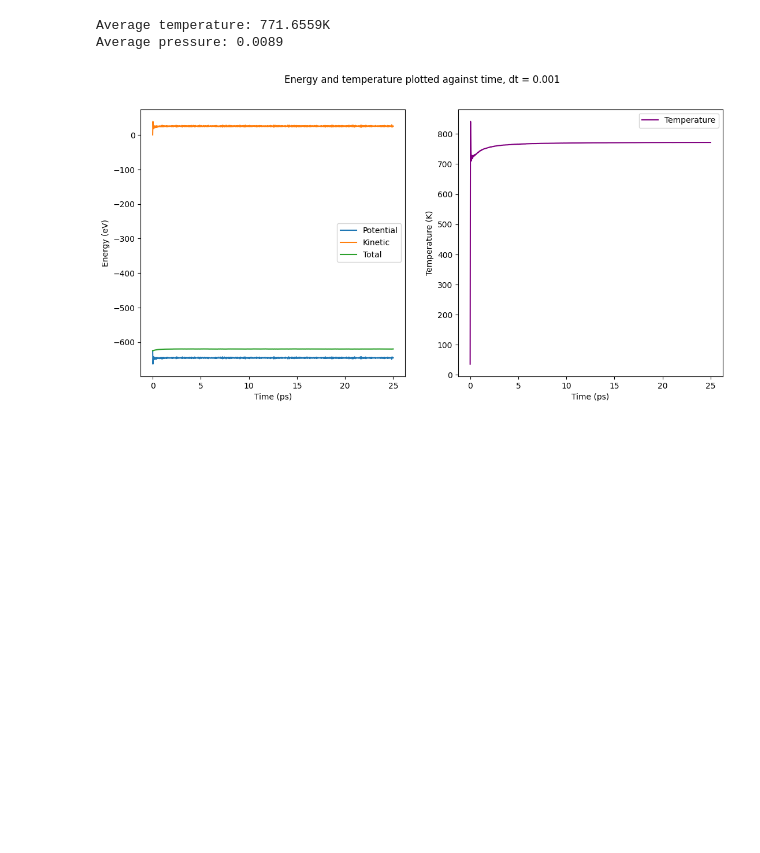
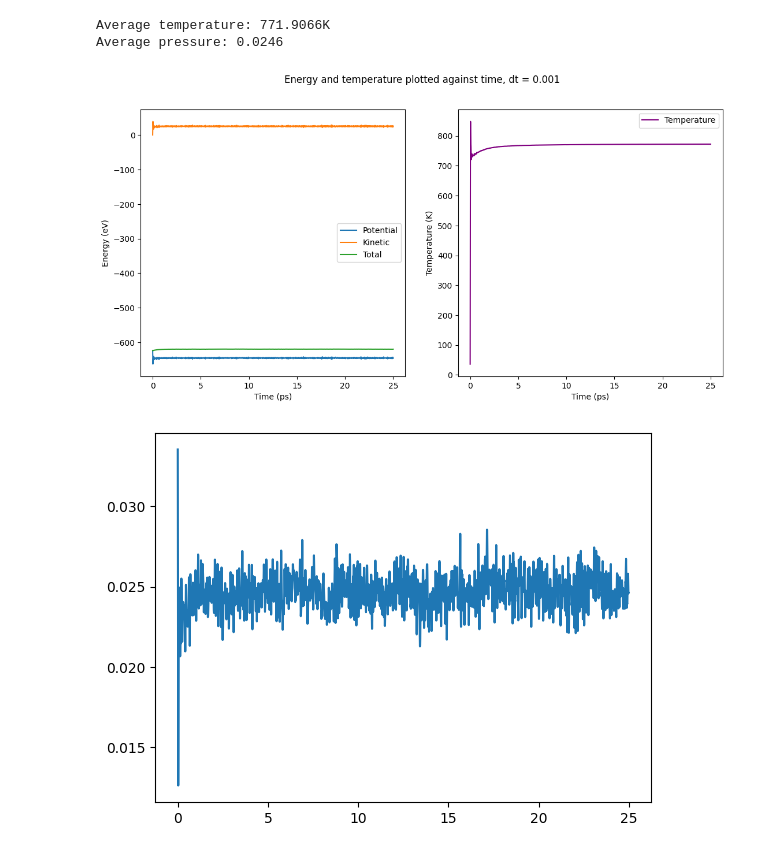
Before and after one commit to gujoh/compfys-h1b, a Jupyter notebook: plotting/task3.ipynb, the cells around one changed output. Saved outputs shown, nothing was run; the diff lists cells and outputs as text; code cells hidden in the pictures; blank space fills up the shorter version.

```diff
--- a/plotting/task3.ipynb
+++ b/plotting/task3.ipynb
@@ -27,10 +27,14 @@ def plot(data, t, dt):
 # %%
 for data, dt in zip(datas, dts):
     t = np.arange(0, data.shape[0]) * dt
     print(f"Average temperature: {np.mean(data[:, 2]):.4f}K")
     print(f"Average pressure: {np.mean(data[:, 3]):.4f}")
     plot(data, t, dt)
+
+plt.plot(t, data0001[:, 3])
+plt.show()
 # %% [output]
-Average temperature: 771.6559K
-Average pressure: 0.0089
+Average temperature: 771.9066K
+Average pressure: 0.0246
-[figure, old version]
+[figure, new version]
+[figure, added]
```
Also changed, not shown: 2 other files.
